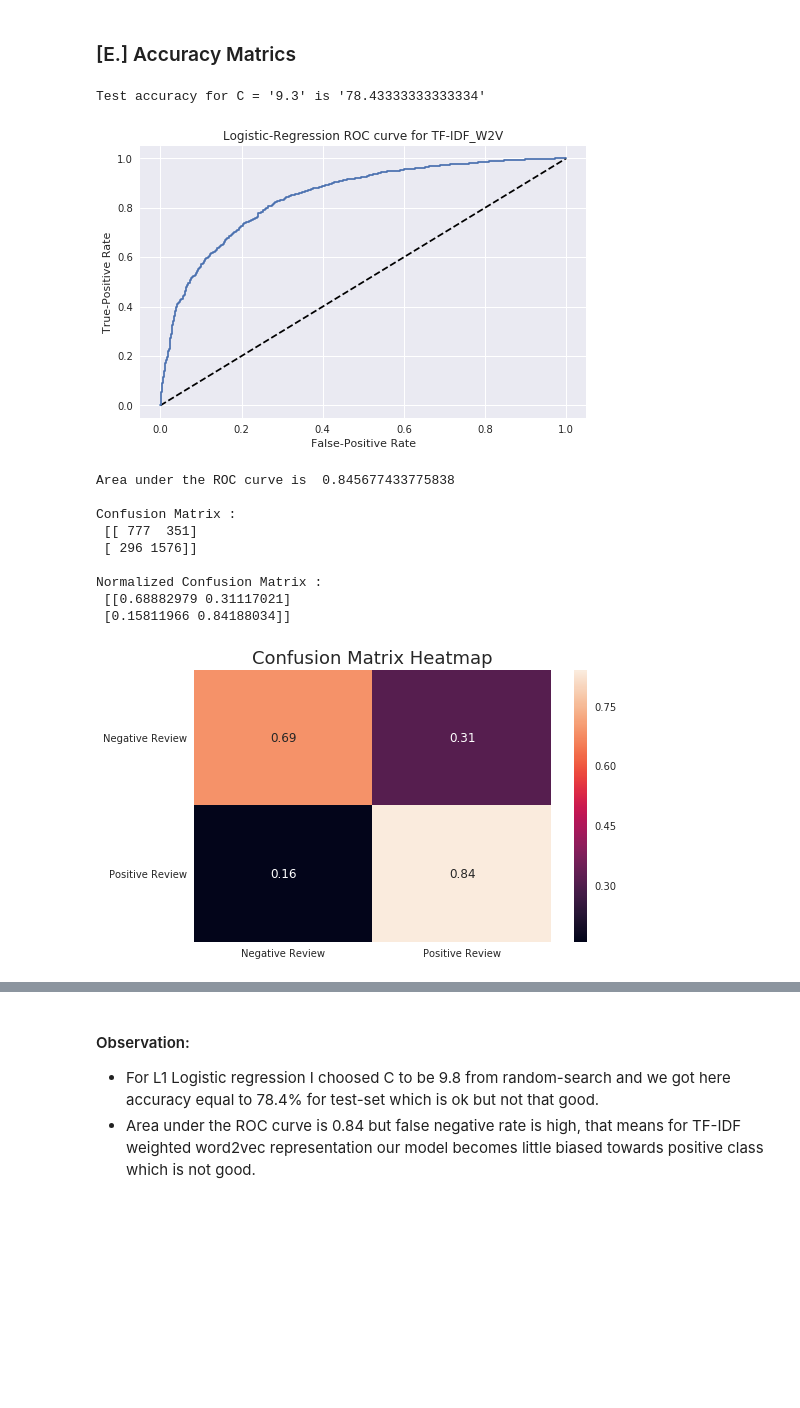
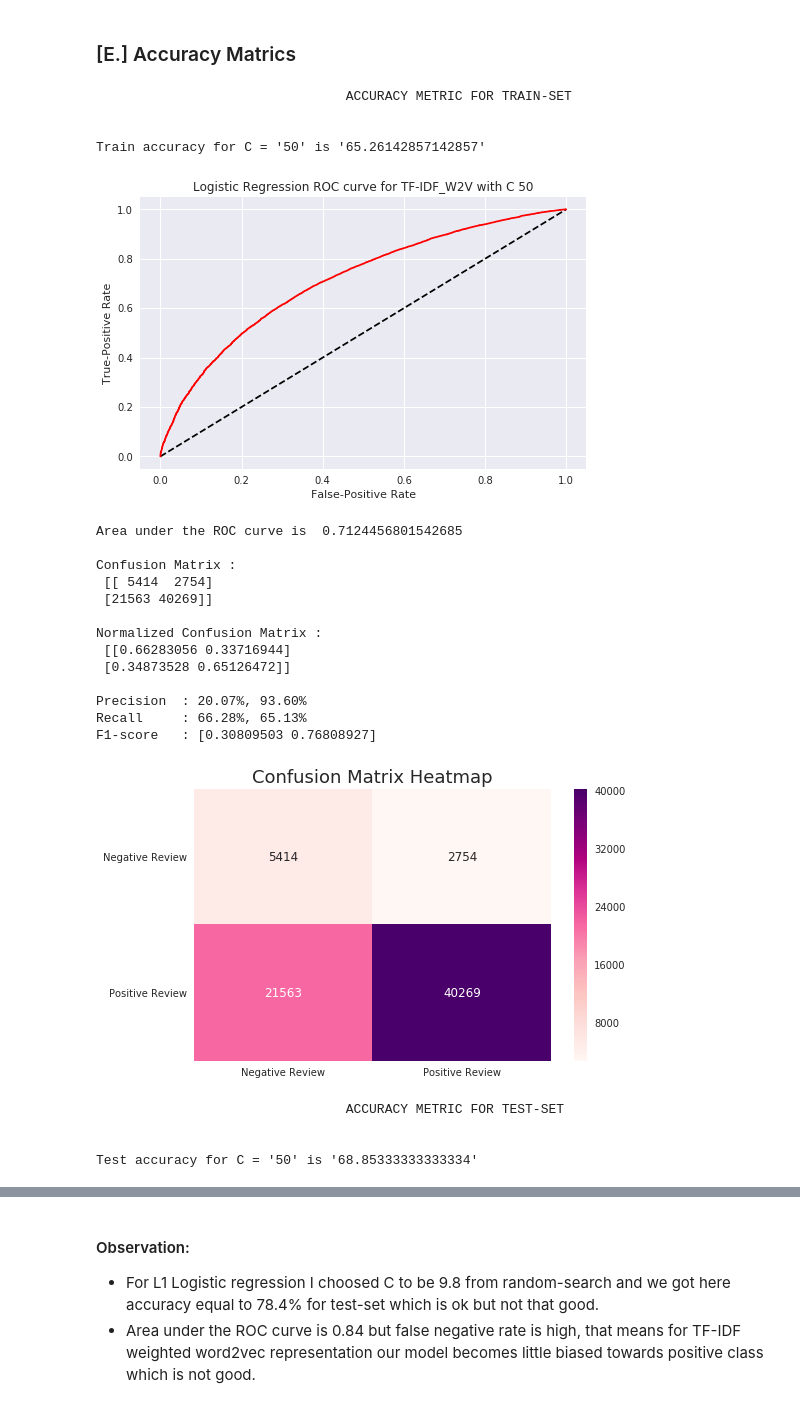
Before and after one commit to sradheya99/ML-Algorithms, a Jupyter notebook: 4.LogisticRegression/LogisticRegression_AZ.ipynb, the cells around one changed output, grey strips where cells are left out. Cells and saved outputs as stored; diff of their text form; code cells hidden in the pictures; blank space fills up the shorter version.

```diff
--- a/4.LogisticRegression/LogisticRegression_AZ.ipynb
+++ b/4.LogisticRegression/LogisticRegression_AZ.ipynb
@@ -1493,7 +1501,7 @@ F1-score   : [0.63144177 0.88437697]
 ### 9.1 TF-IDF weighted Word2Vec
 # %%
 # Determining TF-IDF weighted Word2Vec
-def tfidf_w2v(data, model):
+def tfidf_w2v(data, model, tfidf_dict):
     tfidf_feat = tf_idf_vect.get_feature_names()
     tfidf_sent_vectors = []
     row = 0
@@ -1503,7 +1511,7 @@ def tfidf_w2v(data, model):
         for word in sent:
             try:
                 vec = model.wv[word]
-                tf_idf = final_tf_idf[row, tfidf_feat.index(word)]
+                tf_idf = tfidf_dict[row, tfidf_feat.index(word)]
                 sent_vec += (vec * tf_idf)
                 weight_sum += tf_idf
             except:
@@ -1579,6 +1586,14 @@ error_comparision(cv_l2_tfidf_wv, test_l2_tfidf_wv)
 # %% [markdown]
 #### Observation:
 * From these error plots for L2-Logistic Regression we get optimal error for C-value near to 0.01.
+# %%
+w2v_model = gensim.models.Word2Vec(train_x, min_count=5, size=100, workers=-1)
+tfidf_dict = tf_idf_vect.fit_transform(raw_x)
+train_vect = tfidf_w2v(list_of_sent[:70000], w2v_model, tfidf_dict)
+test_vect = tfidf_w2v(list_of_sent[70000:100000], w2v_model, tfidf_dict)
+# %%
+train_vect = np.nan_to_num(train_vect)
+test_vect = np.nan_to_num(test_vect)
 # %% [markdown]
 ### [C.] Grid Search
 # %%
@@ -1629,18 +1644,29 @@ LogisticRegression(C=9.782472739936987, class_weight=None, dual=False,
 * From random-search we are getting optimal C equal to 9.8 for L2 Logistic Regression and the accuracy is equal to the L1 accuracy score.
 # %% [markdown]
 ### [E.] Accuracy Matrics
-# %%
-final_test_acc(tfidf_word2vec, score[:10000], 'l1', 9.3, 'TF-IDF_W2V')
-# %% [output]
-Test accuracy for C = '9.3' is '78.43333333333334'
-[figure, removed]
-Area under the ROC curve is  0.845677433775838
-
-Confusion Matrix :
- [[ 777  351]
- [ 296 1576]]
-
-Normalized Confusion Matrix :
- [[0.68882979 0.31117021]
- [0.15811966 0.84188034]]
-[figure, removed]
+# %%
+final_test_acc(train_vect, train_y, test_vect, test_y, 'l1', 50, 'TF-IDF_W2V')
+# %% [output]
+                                ACCURACY METRIC FOR TRAIN-SET
+
+
+Train accuracy for C = '50' is '65.26142857142857'
+[figure, added]
+Area under the ROC curve is  0.7124456801542685
+
+Confusion Matrix :
+ [[ 5414  2754]
+ [21563 40269]]
+
+Normalized Confusion Matrix :
+ [[0.66283056 0.33716944]
+ [0.34873528 0.65126472]]
+
+Precision  : 20.07%, 93.60%
+Recall     : 66.28%, 65.13%
+F1-score   : [0.30809503 0.76808927]
+[figure, added]
+                                ACCURACY METRIC FOR TEST-SET
+
+
+Test accuracy for C = '50' is '68.85333333333334'
```
Also changed, not shown: parts of 21 cells of this notebook, 1 other file.
